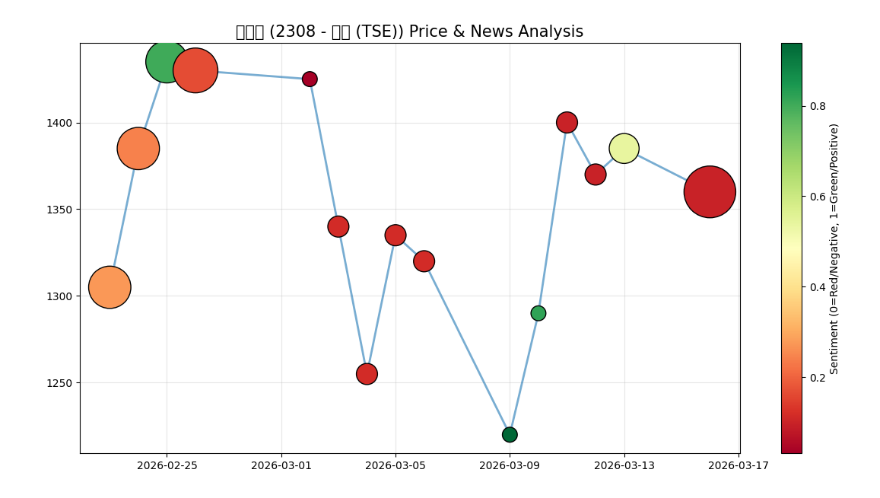
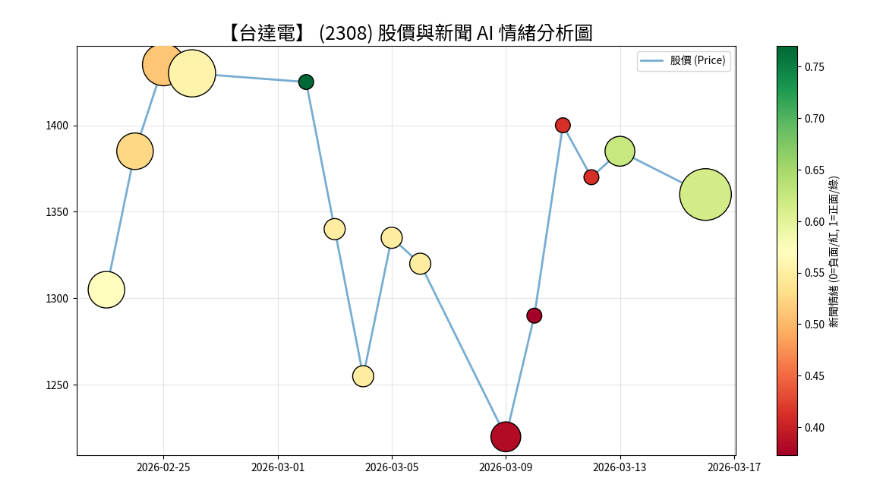
Before and after one commit to Shuhan78/news_index_and_predict, a Jupyter notebook: stock_sentiment_analysis.ipynb, the cells around one changed output. Drawn from its saved outputs; the diff is of its cells as text; code cells hidden in the pictures.

Commit message:
1.調整模型，由snownlp調整為 BERT 模型 2.加入能顯示繁體中文的 Noto Sans TC (思源黑體)

```diff
--- a/stock_sentiment_analysis.ipynb
+++ b/stock_sentiment_analysis.ipynb
@@ -1,28 +1,42 @@
 # %% [markdown]
 <a href="https://colab.research.google.com/github/Shuhan78/news_index_and_predict/blob/main/stock_sentiment_analysis.ipynb" target="_parent"><img src="https://colab.research.google.com/assets/colab-badge.svg" alt="Open In Colab"/></a>
 # %%
-!pip install yfinance snownlp feedparser
+# 1. 安裝所需套件 (新增 transformers 深度學習套件)
+!pip install -q yfinance feedparser transformers torch
 
 import yfinance as yf
 import pandas as pd
-from snownlp import SnowNLP
 import matplotlib.pyplot as plt
+import matplotlib.font_manager as fm
 from datetime import datetime, timedelta
 import feedparser
 import time
 import sys
 
+# 引入 Hugging Face 的 AI 模型處理套件
+from transformers import pipeline
+
 # ==========================================
-# ⚙️ 1. 設定全域變數
+# 🔧 0. 環境準備：修復 Colab 中文字型亂碼問題
 # ==========================================
-# 請輸入股票代號
+print("📥 正在下載並設定繁體中文字型 (思源黑體)...")
+# 從 Google 開源字型庫下載字型檔
+!wget -q -O NotoSansTC.otf https://raw.githubusercontent.com/googlefonts/noto-cjk/main/Sans/OTF/TraditionalChinese/NotoSansCJKtc-Regular.otf
+
+# 載入字型到 matplotlib
+fm.fontManager.addfont("NotoSansTC.otf")
+font_prop = fm.FontProperties(fname="NotoSansTC.otf")
+plt.rcParams['font.sans-serif'] = [font_prop.get_name()] # 設定預設字型
+plt.rcParams['axes.unicode_minus'] = False               # 修正負號顯示問題
+
+# ==========================================
+# ⚙️ 1. 設定參數區 (全域變數 Single Source of Truth)
+# ==========================================
 stock_id = "2308"
-
-# 請輸入搜尋新聞用的公司名稱
 stock_name = "台達電"
 
 # ==========================================
-# 📈 2. 抓取股價與判定市場別(上市/上櫃/興櫃)
+# 📈 2. 智慧抓取股價與判定市場別
 # ==========================================
 print(f"🔍 開始搜尋股票代號: {stock_id} ...")
 
@@ -30,33 +44,24 @@ market_type = ""
 ticker_id = ""
 df_price = pd.DataFrame()
 
-# 先測試是否為「上市 (.TW)」
 df_tw = yf.download(f"{stock_id}.TW", period="1mo", progress=False)
 if not df_tw.empty:
     market_type = "上市 (TSE)"
     ticker_id = f"{stock_id}.TW"
     df_price = df_tw
 else:
-
-# 若不是上市，測試是否為「上櫃 / 興櫃 (.TWO)」
     df_two = yf.download(f"{stock_id}.TWO", period="1mo", progress=False)
     if not df_two.empty:
-        market_type = "上櫃 / 興櫃 "
+        market_type = "上櫃 / 興櫃 (OTC / Emerging)"
         ticker_id = f"{stock_id}.TWO"
         df_price = df_two
 
-# 如果都沒有資料，終止程式
 if df_price.empty:
     print(f"\n❌ [錯誤] 查無此股票價格！(代號: {stock_id})")
-    print("👉 可能原因：代號輸入錯誤，或該股票無近期交易紀錄。")
     sys.exit("程式已終止。")
 
-# 查詢成功
-print(f"✅ 成功獲取股價資料！")
-print(f"📌 股票代號: {stock_id}")
-print(f"🏢 市場別: {market_type}")
+print(f"✅ 成功獲取股價資料！(市場別: {market_type})")
 
-# 處理 yfinance 新版的格式問題 (清理 DataFrame)
 if isinstance(df_price.columns, pd.MultiIndex):
     df_price = df_price['Close']
 else:
@@ -64,7 +69,7 @@ else:
 df_price.index = pd.to_datetime(df_price.index).tz_localize(None)
 
 # ==========================================
-# 📰 3. 抓取新聞 (Google RSS 自動代入 stock_name)
+# 📰 3. 抓取新聞 (Google RSS)
 # ==========================================
 news_list = []
 print(f"\n📰 開始嘗試透過 Google RSS 獲取【{stock_name}】的新聞 ...")
@@ -77,7 +82,6 @@ for entry in feed.entries:
         dt_struct = entry.published_parsed
         dt = datetime.fromtimestamp(time.mktime(dt_struct))
 
-        # 配合台股開盤：若是週末的新聞，將日期推到下週一
         if dt.weekday() == 5:
             dt = dt + timedelta(days=2)
         elif dt.weekday() == 6:
@@ -94,11 +98,39 @@ else:
     print(f"✅ 成功取得 {len(df_news)} 則新聞")
 
     # ==========================================
-    # 🧠 4. 情緒分析與資料合併
+    # 🧠 4. 使用進階 AI 模型進行情緒分析 (BERT)
     # ==========================================
-    df_news['sentiment'] = df_news['title'].apply(lambda x: SnowNLP(x).sentiments)
+    print("⏳ 載入進階 AI 語意分析模型中 (首次執行約需 15 秒)...")
+    # 使用 Hugging Face 的輕量級多語系情緒模型
+    sentiment_analyzer = pipeline(
+        "sentiment-analysis",
+        model="lxyuan/distilbert-base-multilingual-cased-sentiments-student",
+        device=-1 # 強制使用 CPU
+    )
+
+    # 建立一個轉換函數 (類似 Java 的 Helper Method)
+    # 模型會回傳 label ('positive', 'negative', 'neutral') 和 score (信心水準)
+    def analyze_sentiment(text):
+        try:
+            # 擷取前 512 個字元以符合模型限制
+            result = sentiment_analyzer(text[:512])[0]
+            label = result['label']
+            score = result['score']
+
+            # 將結果映射回 0.0 ~ 1.0 的區間，以符合我們的泡泡圖顏色邏輯
+            if label == 'positive':
+                return score            # 偏向 1.0 (綠色)
+            elif label == 'negative':
+                return 1.0 - score      # 偏向 0.0 (紅色)
+            else:
+                return 0.5              # 中立 0.5 (黃色)
+        except Exception as e:
+            return 0.5
+
+    print("🧠 正在逐筆分析新聞情緒...")
+    df_news['sentiment'] = df_news['title'].apply(analyze_sentiment)
+
     daily_news = df_news.groupby('date').agg({'sentiment': ['mean', 'count']})
-
     daily_news.columns = ['avg_sentiment', 'news_count']
     daily_news.index = pd.to_datetime(daily_news.index)
 
@@ -111,10 +143,10 @@ else:
     final_df['avg_sentiment'] = final_df['avg_sentiment'].fillna(0.5)
 
     # ==========================================
-    # 🎨 5. 繪圖與呈現
+    # 🎨 5. 繪圖與呈現 (支援全中文顯示)
     # ==========================================
     fig, ax1 = plt.subplots(figsize=(14, 7))
-    ax1.plot(final_df.index, final_df.iloc[:, 0], color='#1f77b4', label='Price', linewidth=2, alpha=0.6)
+    ax1.plot(final_df.index, final_df.iloc[:, 0], color='#1f77b4', label='股價 (Price)', linewidth=2, alpha=0.6)
 
     # 畫出情緒泡泡
     news_days = final_df[final_df['news_count'] > 0]
@@ -124,13 +156,16 @@ else:
                               s=news_days['news_count'] * 200,
                               edgecolors='black', linewidth=1, zorder=5)
         cbar = plt.colorbar(scatter, ax=ax1)
-        cbar.set_label('Sentiment (0=Red/Negative, 1=Green/Positive)')
+        cbar.set_label('新聞情緒 (0=負面/紅, 1=正面/綠)')
 
-    # 標題自動帶入變數
-    plt.title(f"{stock_name}({stock_id} - {market_type}) Price & News Analysis", fontsize=15)
+    # 標題完美顯示中文！
+    plt.title(f"【{stock_name}】 ({stock_id}) 股價與新聞 AI 情緒分析圖", fontsize=18, fontweight='bold')
+    plt.legend()
     plt.grid(True, alpha=0.3)
     plt.show()
 
     print("\n--- 📝 新聞情緒數據摘要 (前 5 筆) ---")
-    print(df_news.head())
+    # 將欄位名稱改成中文，方便閱讀
+    df_news_display = df_news.rename(columns={'date': '日期', 'title': '新聞標題', 'sentiment': 'AI 情緒分數'})
+    print(df_news_display.head())
 # %% [output]
@@ -160 +187 @@ Successfully installed feedparser-6.0.12 sgmllib3k-1.0.0 snownlp-0.12.3
-[figure, old version]
+[figure, new version]
```
Also changed, not shown: parts of 1 cell of this notebook.
